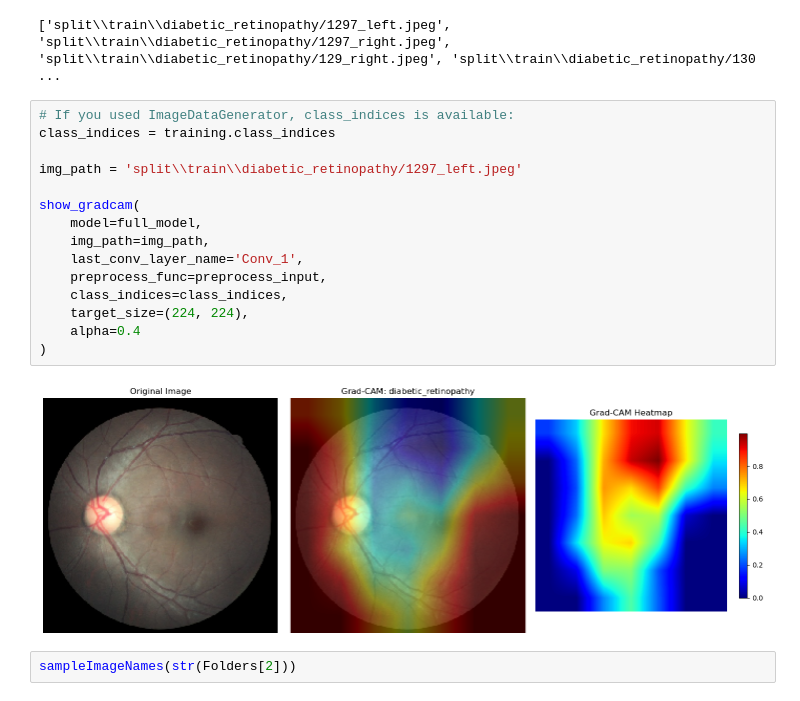
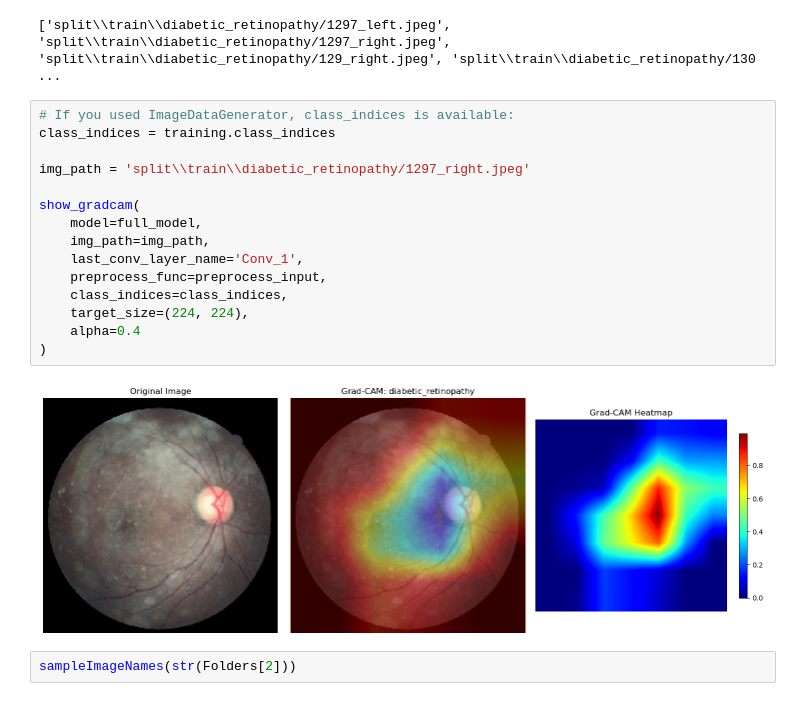
Before and after one commit to Amaan-developpeur/fundus-image-disease-classification, a Jupyter notebook: fundus_classification.ipynb, the cells around one changed output. Cells and saved outputs as stored; diff of their text form.

```diff
--- a/fundus_classification.ipynb
+++ b/fundus_classification.ipynb
@@ -1209,20 +1215,20 @@ sampleImageNames(str(Folders[1]))
 # %%
 # If you used ImageDataGenerator, class_indices is available:
 class_indices = training.class_indices
 
-img_path = 'split\\train\\diabetic_retinopathy/1297_left.jpeg'
+img_path = 'split\\train\\diabetic_retinopathy/1297_right.jpeg'
 
 show_gradcam(
     model=full_model,
     img_path=img_path,
     last_conv_layer_name='Conv_1',
     preprocess_func=preprocess_input,
     class_indices=class_indices,
     target_size=(224, 224),
     alpha=0.4
 )
 # %% [output]
-[figure, old version]
+[figure, new version]
 # %%
 sampleImageNames(str(Folders[2]))
 # %% [output]
```
Also changed, not shown: parts of 19 cells of this notebook.
